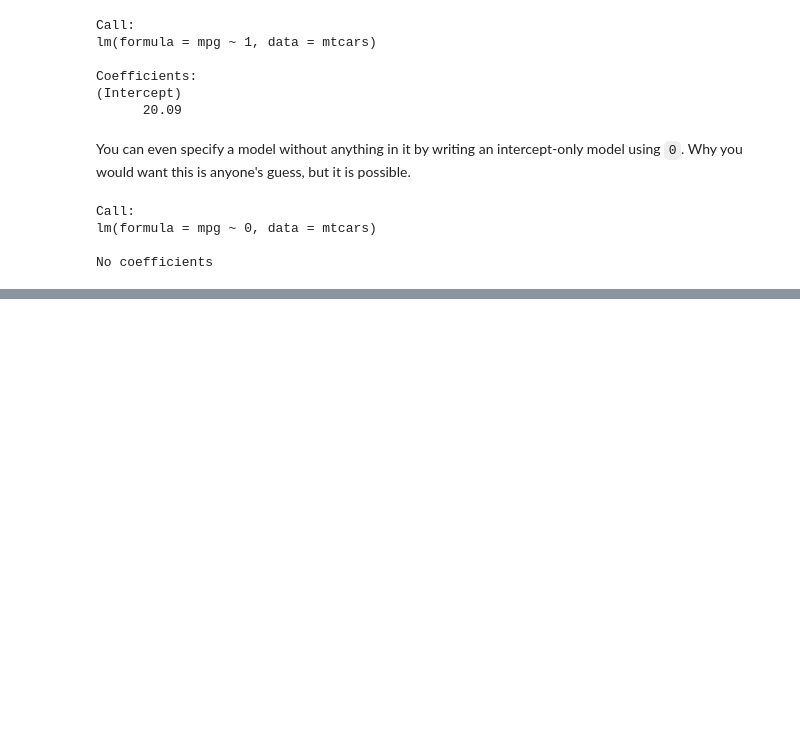
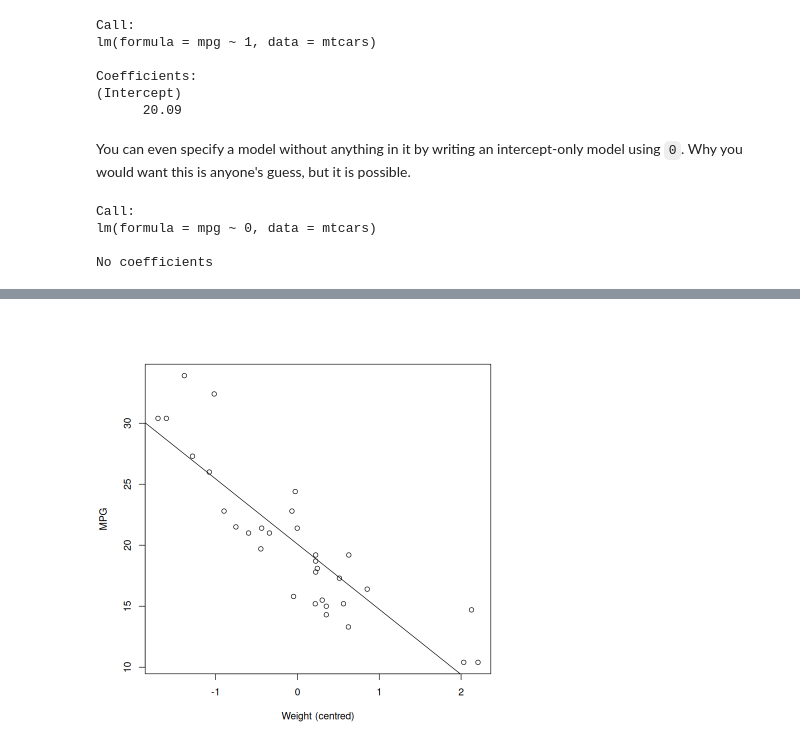
Before and after one commit to PCHN63101-Advanced-Data-Skills/Simple-Multiple-Regression, a Jupyter notebook: _build/jupyter_execute/regression-workshop.ipynb, the cells around one changed output, grey strips where cells are left out. Saved outputs shown, nothing was run; the diff lists cells and outputs as text; code cells hidden in the pictures; blank space fills up the shorter version.

```diff
--- a/_build/jupyter_execute/regression-workshop.ipynb
+++ b/_build/jupyter_execute/regression-workshop.ipynb
@@ -234,0 +275,4 @@ No coefficients
+# %%
+wt.cent  <- (mtcars$wt - mean(mtcars$wt))
+reg.cent <- lm (mpg ~ 1 + wt.cent, data=mtcars)
+summary(reg.cent)
@@ -234,0 +299,5 @@ No coefficients
+# %%
+plot(x=wt.cent, y=mtcars$mpg, xlab="Weight (centred)", ylab="MPG")
+abline(reg=reg.cent)
+# %% [output]
+[figure, added]
```
Also changed, not shown: parts of 22 cells of this notebook, 44 other files.
